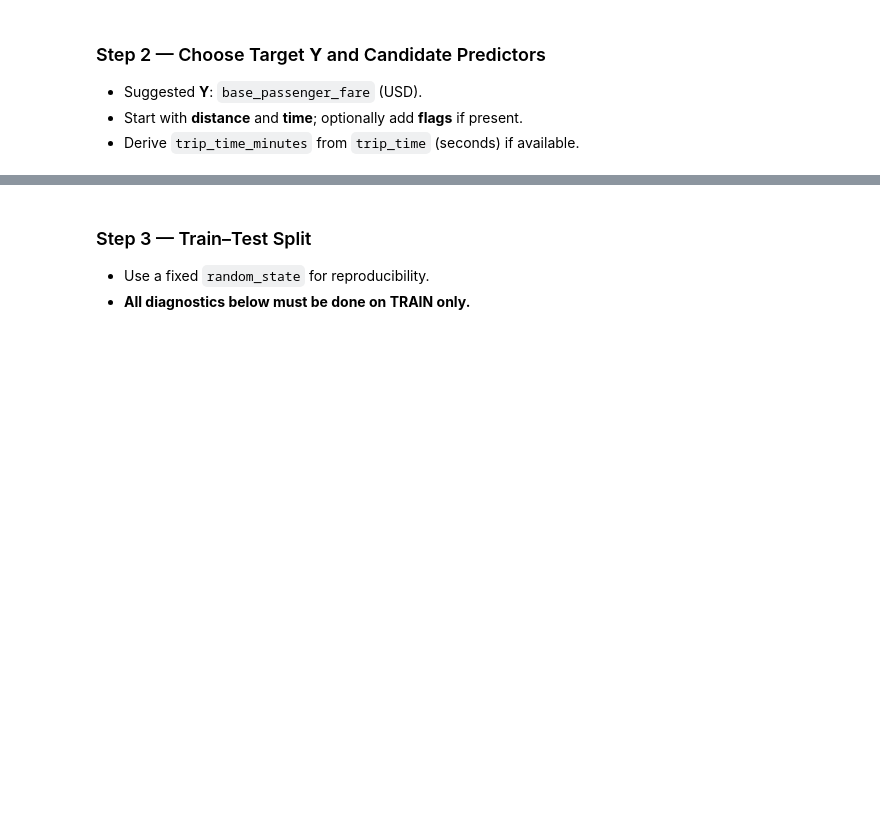
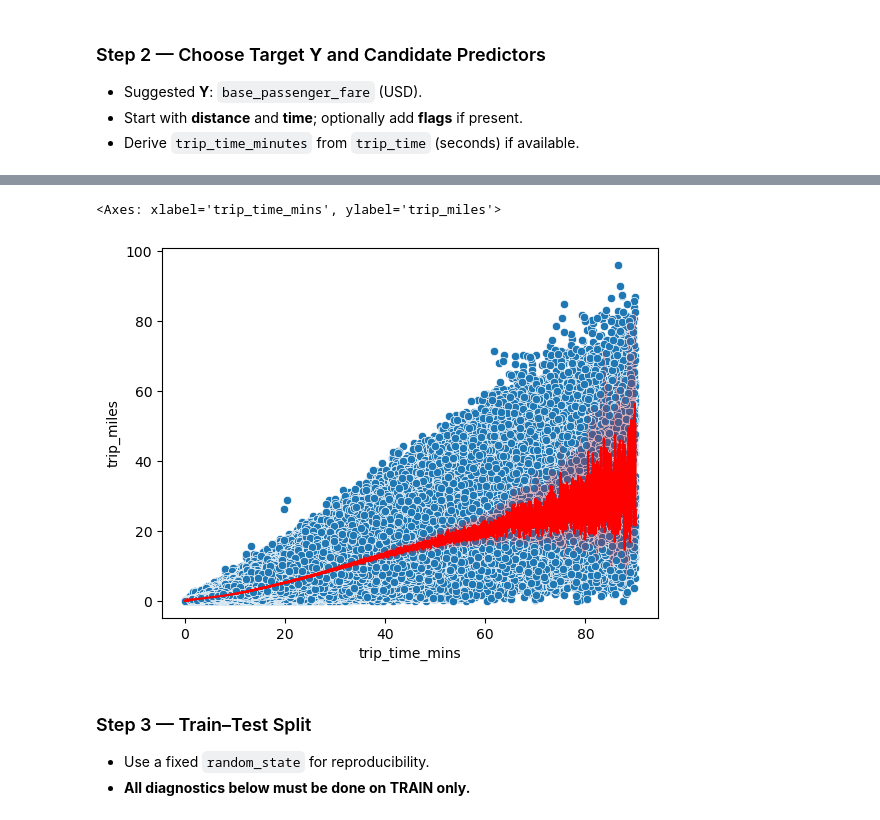
Before and after one commit to ro-the-creator/DA2025_Lectures, a Jupyter notebook: Mod6/CodeAssignments/Mod6L11_CodeAssignment_STUDENT.ipynb, the cells around one changed output, grey strips where cells are left out. Cells and saved outputs as stored; diff of their text form; code cells hidden in the pictures; blank space fills up the shorter version.

```diff
--- a/Mod6/CodeAssignments/Mod6L11_CodeAssignment_STUDENT.ipynb
+++ b/Mod6/CodeAssignments/Mod6L11_CodeAssignment_STUDENT.ipynb
@@ -61,7 +61,7 @@ pd.set_option('display.float_format', lambda x: f'{x:,.4f}')
 **Hint: You may have to drop missing values and do a force coercion to make sure the variables stay numeric (other coding assignments may help)**
 # %%
 path = '/Users/Marcy_Student/Desktop/Marcy-Modules/marcy-git/DA2025_Lectures/Mod6/data/FHV_072023copy.csv'
-df = pd.read_csv(path)
+df = pd.read_csv(path, parse_dates=['pickup_datetime'])
 df
 # %% [output]
 |  | hvfhs_license_num | dispatching_base_num | originating_base_num | request_datetime | on_scene_datetime | ... |
@@ -112 +112,16 @@ wav_match_flag             bool
 dtype: object
+# %%
+# trip time sec --> min
+df['trip_time_mins'] = df['trip_time']/60
+# %%
+# is over 10 minute ride (gonna create + add this to see if it has high VIF that requires dropping)
+
+overtime = []
+
+for x in df['trip_time_mins']:
+    if x > 10:
+        overtime.append(1)
+    else:
+        overtime.append(0)
+
+df['is_over_time'] = overtime
@@ -112,0 +134,4 @@ dtype: object
+# %%
+# filter and only look at 1 week (+ filtering for y & X's)
+df_filtered = df[(df['pickup_datetime']>='7/3/2023') & (df['pickup_datetime']<='7/10/2023') & (df['base_passenger_fare']>0) & (df['base_passenger_fare']<= 1000) & (df['trip_miles']<= 100) & (df['trip_time_mins']<=90)].sort_values(by='pickup_datetime')
+df_filtered
@@ -113,3 +182,10 @@ dtype: object
+# %%
+# plotted for initial view
+sns.scatterplot(df_filtered, x='trip_time_mins', y='trip_miles')
+sns.lineplot(df_filtered, x='trip_time_mins', y='trip_miles', color='red')
+# %% [output]
+<Axes: xlabel='trip_time_mins', ylabel='trip_miles'>
+[figure, added]
 # %% [markdown]
 ### Step 3 — Train–Test Split
 
```
Also changed, not shown: parts of 19 cells of this notebook, 1 other file.
